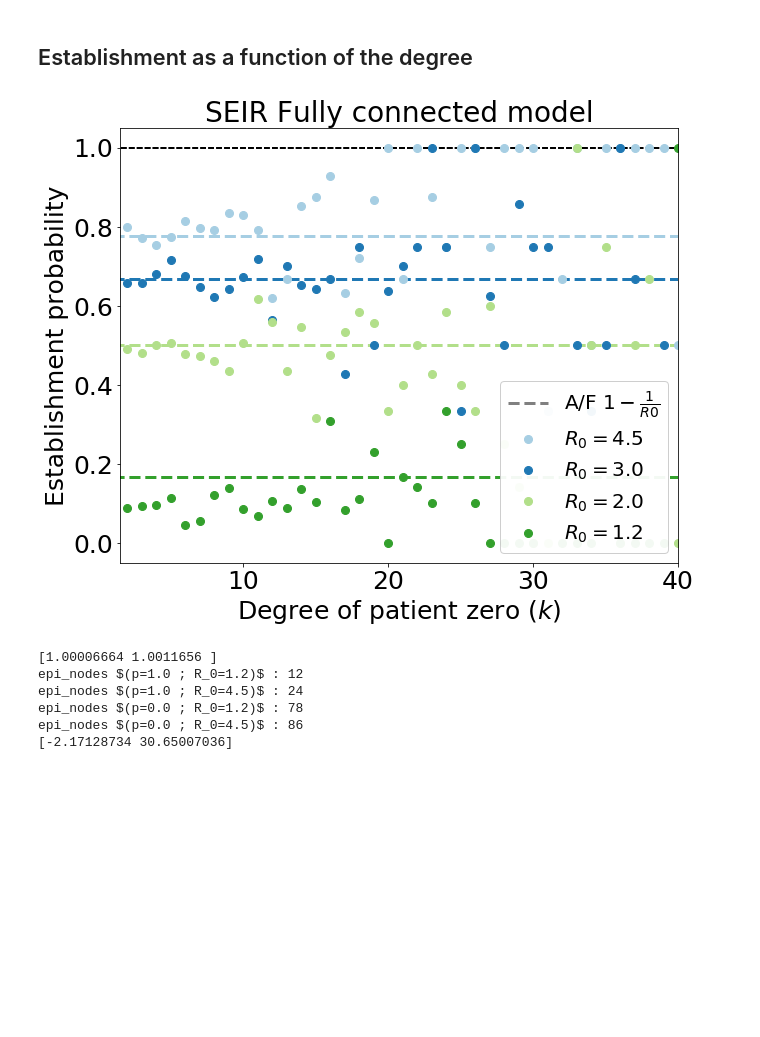
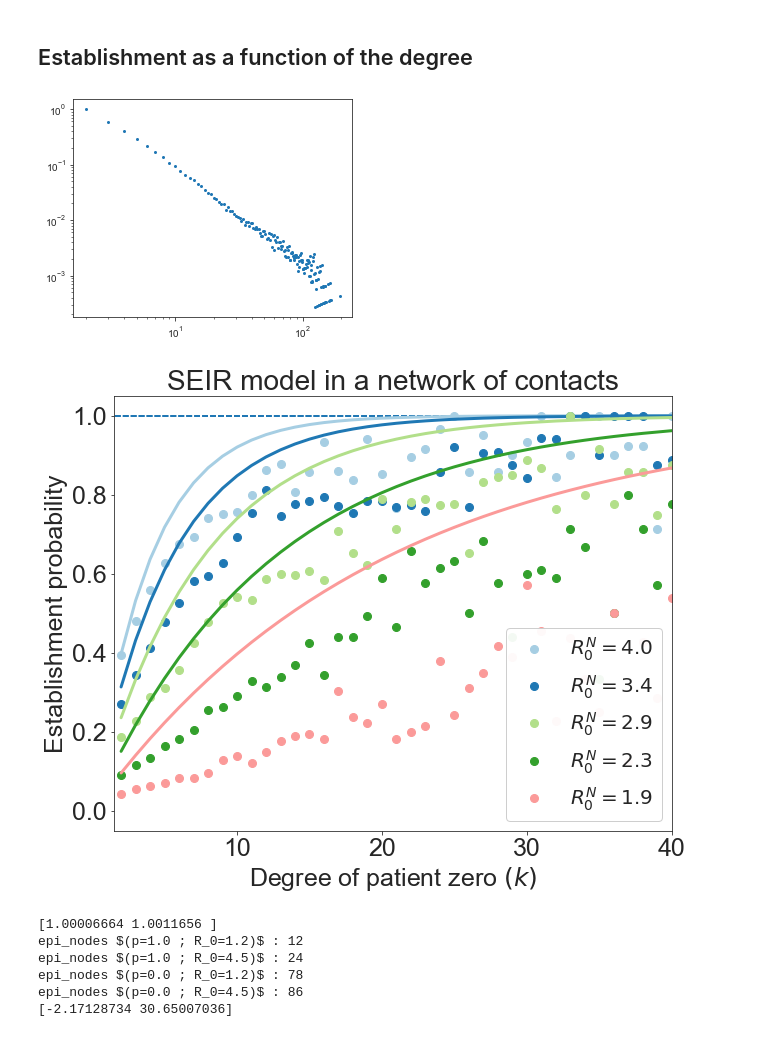
Before and after one commit to betoto008/Epidemiology_2020, a Jupyter notebook: Jupyter_Notebooks/1_Stochastic_Network.ipynb, the cells around one changed output. Saved outputs shown, nothing was run; the diff lists cells and outputs as text; code cells hidden in the pictures; blank space fills up the shorter version.

Commit message:
Stochastic part almost ready. SEIR eqs need review. Working on the manuscript. mac20

```diff
--- a/Jupyter_Notebooks/1_Stochastic_Network.ipynb
+++ b/Jupyter_Notebooks/1_Stochastic_Network.ipynb
@@ -100,7 +100,7 @@ ps = np.array([0.0, 1.0])
 #ps = np.array([0.0])
 print('ps:',ps)
 #n_sims = np.array([100, 100, 100, 100, 100])
-n_sims = np.array([10000, 10000, 10000, 8000, 8000])
+n_sims = np.array([20000, 20000, 20000, 16000, 16000])
 print('n_sim:',n_sims)
 
 R0s = np.array([1.2, 2.0, 3.0, 4.5])
@@ -188,34 +188,3 @@ Wall time: 3h 25min 27s
-# %%
-ps = [0.0]
-betas = [2.0*1/6]
-Ts_total = [40]
-sigma = 1000
-fig, ax = plt.subplots(len(betas),len(ps), figsize = (24, 8*len(betas)),gridspec_kw={'hspace':0.4})
-col = 0
-for p in ps:
-    row = 0
-    for beta, T_total in zip(betas, Ts_total):
-        days = np.array(range(T_total+1))
-        I_data = np.loadtxt('../../../../Dropbox/Research/Epidemiology_2020/Text_files/Stochastic/Networks/barabasi-albert/ensemble_I_R0%.1f_sigma%.1f_N%d_p%.1f_barabasi-albert.txt'%(beta/gamma,sigma,N,p))
-        I_avg = np.mean(I_data , axis = 0)
-        I_data2 = [I_data[i,:] for i in range(len(I_data[:,0])) if max(I_data[i,:])>(1/(beta-gamma))]
-        I_avg_not_ext = np.mean(I_data2 , axis = 0)
-        I_data3 = [I_data[i,:] for i in range(len(I_data[:,0])) if max(I_data[i,:])<(1/(beta-gamma))]
-        I_avg_ext = np.mean(I_data3 , axis = 0)
-        I_det = np.loadtxt('../../../../Dropbox/Research/Epidemiology_2020/Text_files/Deterministic/deterministic_R0%.1f_sigma%.1f_N%d.txt'%(beta/gamma,sigma,N))
-
-        ax[row, col].set_title(r'p=%.1f ; $\beta/\gamma=$%.1f'%(p, beta/gamma), fontsize = 24)
-        ax[row, col].plot(I_det[0,:],I_det[1,:], label = 'det', linewidth = 2)
-        ax[row, col].plot(days,I_avg, label = 'avg', linewidth = 2)
-        ax[row, col].plot(days,I_avg_not_ext, label = 'avg|~ext', linewidth = 2)
-        ax[row, col].plot(days,I_avg_ext, label = 'avg|ext', linewidth = 2)
-        ax[row, col].tick_params(labelsize = 24)
-        ax[row, col].set_yscale('log')
-        ax[row, col].set_xlabel('time', fontsize = 22)
-        ax[row, col].set_ylabel('ind', fontsize = 22)
-        ax[row, col].legend(fontsize = 22)
-        row +=1
-    col+=1
 # %%
 # %% [output]
 195 1 3.996 46.88504867256637
@@ -1087,7 +1056,7 @@ labels_symbols = [r'A/F $1-\frac{1}{R0}$']
 N = 2000
 sigma = 1/4
 gamma = 1/6
-p = 1.0
+p = 0.0
 
 R0s = np.array([4.5, 3.0, 2.0, 1.2])
 R0s2 = np.array([4.5, 3.0, 2.0, 1.2, 0.8])
@@ -1183,34 +1152,35 @@ for beta, color, in zip(betas, colors_R):
     #----Plot e_k----
     ax.hlines(1,1,max(degrees)*1.1, linestyle = 'dashed')
     if(p==1.0):
         ax.plot(degrees, e_k_data, 'o', color = color, ms = 8, label = r'$R_0=%.1f$'%(R0))
     if(p==0.0):
         ax.plot(degrees, e_k_data, 'o', color = color, ms = 8, label = r'$R_0^N=%.1f$'%(R0))
     if(p==0.0):
         ax.plot(k, e_k, color = color, linewidth = 3)
     if(p==1.0):
         #ax.hlines(fixation_prob(1/N, s, N), 1, max_degree , color = color, linewidth = 3, alpha = 0.2)
         ax.hlines(1-(1/R0), 1, max_degree , color = color, linestyle = 'dashed', linewidth = 3)
 
     ax.set_xlabel(r'Degree of patient zero $(k)$', fontsize = 25)
     ax.set_ylabel(r'Establishment probability', fontsize = 25)
     ax.tick_params(labelsize = 25)
     if(p==0.0):
         ax.set_xlim(1.5, 40)
     if(p==1.0):
         ax.set_xlim(1.5, 40)
     ax.set_ylim(-0.05, 1.05)
     #ax.set_xscale('log')
     #print('\n')
 
 if(p==1.0):
     handles, labels = ax.get_legend_handles_labels()
     ax.legend(np.concatenate((lines_symbols,handles)), np.concatenate((labels_symbols,labels)) , fontsize = 20, loc = 4, framealpha=.95)
 if(p==0.0):
     ax.legend(fontsize = 20, loc = 4, framealpha=.95)
 #fig.savefig('../Figures/Stochastic/Networks/barabasi-albert/prob_epi_k_p%.1f.pdf'%(p))
 # %% [output]
-[figure, old version]
+[figure, new version]
+[figure, added]
 # %%
 ps = np.array([1.0, 0.0])
 degrees = np.array(range(2, max(nodeDegrees)))
```
Also changed, not shown: parts of 3 cells of this notebook, 33 other files.
